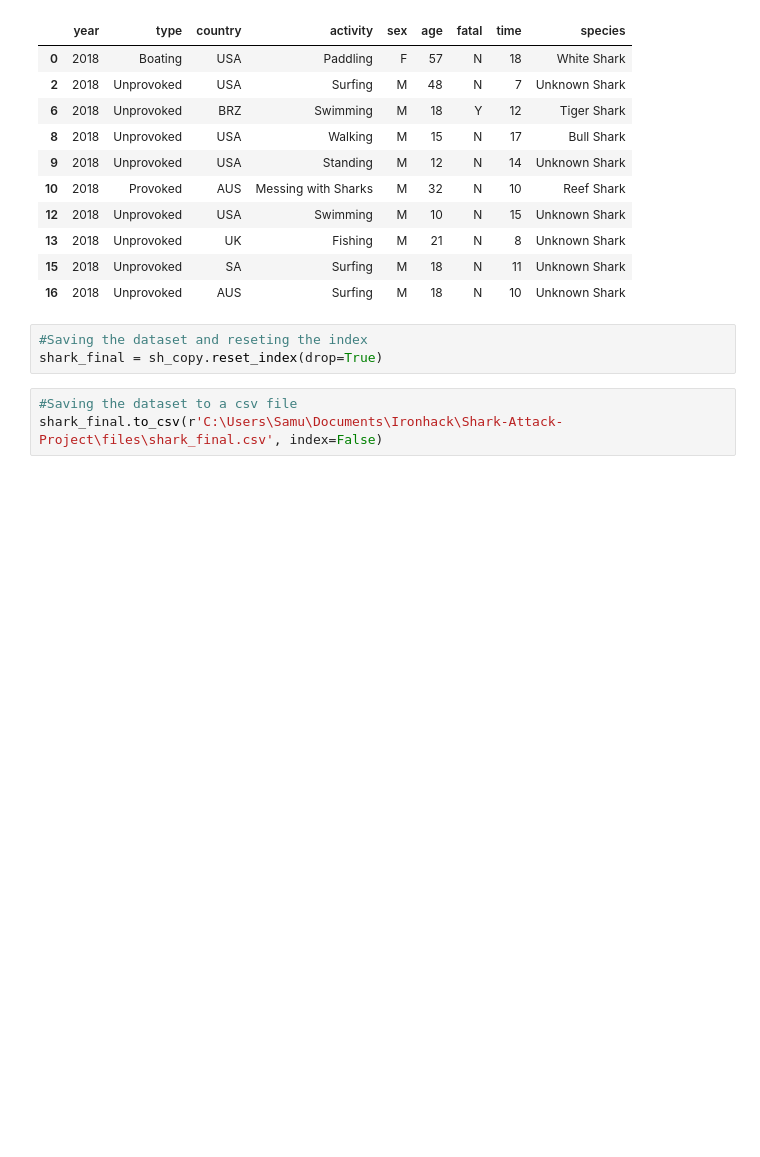
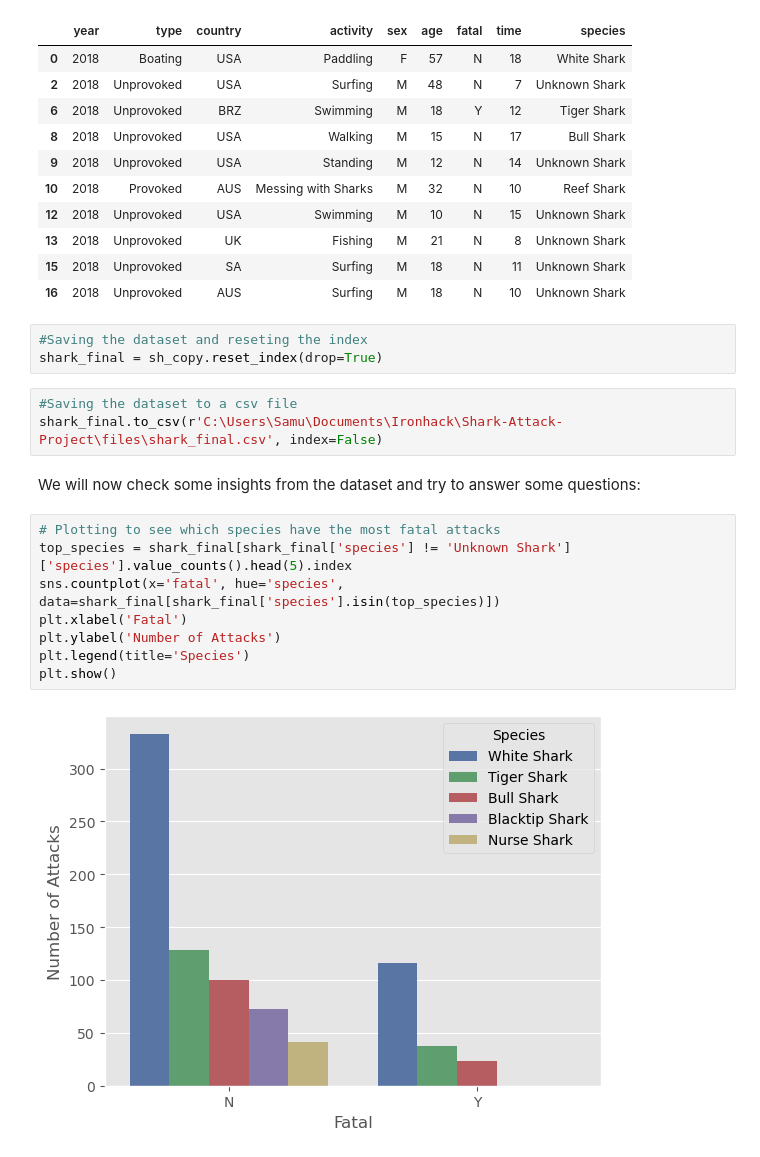
Before and after one commit to Raughar/Shark-Attack-Project, a Jupyter notebook: shark-attack-notebook.ipynb, the cells around one changed output. Drawn from its saved outputs; the diff is of its cells as text; blank space fills up the shorter version.

```diff
--- a/shark-attack-notebook.ipynb
+++ b/shark-attack-notebook.ipynb
@@ -943,3 +959,15 @@ shark_final = sh_copy.reset_index(drop=True)
 # %%
 #Saving the dataset to a csv file
 shark_final.to_csv(r'C:\Users\Samu\Documents\Ironhack\Shark-Attack-Project\files\shark_final.csv', index=False)
+# %% [markdown]
+We will now check some insights from the dataset and try to answer some questions:
+# %%
+# Plotting to see which species have the most fatal attacks
+top_species = shark_final[shark_final['species'] != 'Unknown Shark']['species'].value_counts().head(5).index
+sns.countplot(x='fatal', hue='species', data=shark_final[shark_final['species'].isin(top_species)])
+plt.xlabel('Fatal')
+plt.ylabel('Number of Attacks')
+plt.legend(title='Species')
+plt.show()
+# %% [output]
+[figure, added]
```
Also changed, not shown: parts of 29 cells of this notebook.
